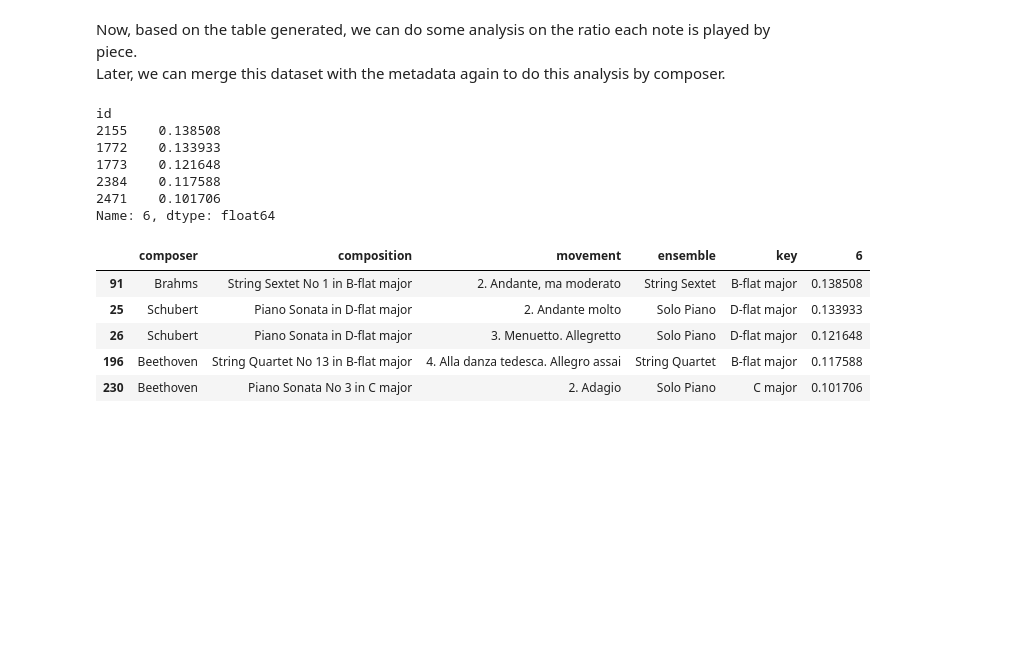
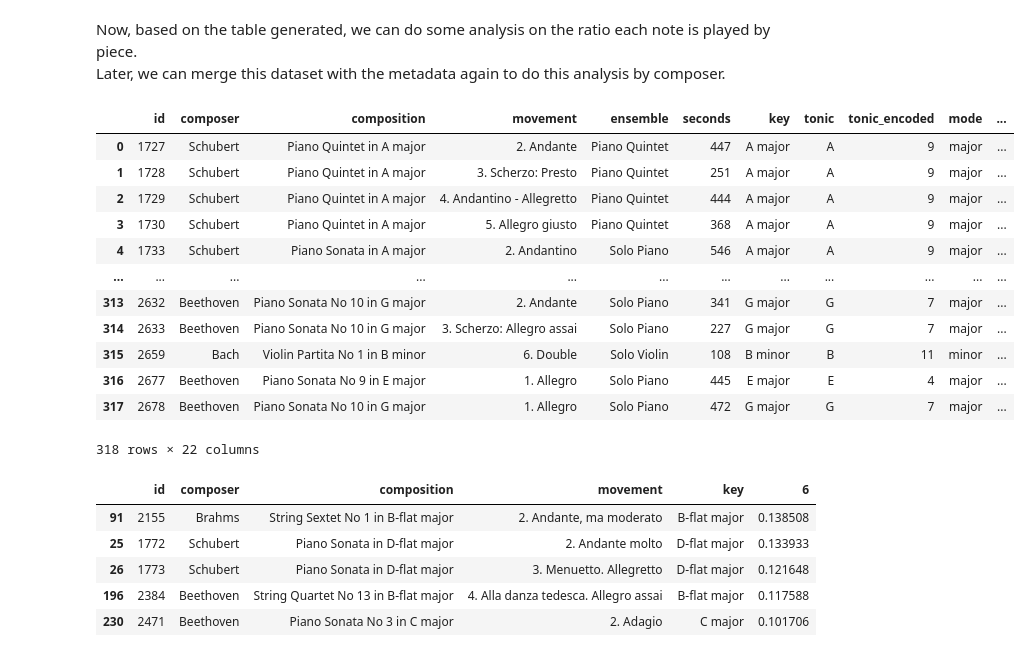
Before and after one commit to xsvxldx/classical_music, a Jupyter notebook: 03-scores_analysis.ipynb, the cells around one changed output. Drawn from its saved outputs; the diff is of its cells as text; code cells hidden in the pictures; blank space fills up the shorter version.

Commit message:
Added function to get ratios of any relative note by composition

```diff
--- a/03-scores_analysis.ipynb
+++ b/03-scores_analysis.ipynb
@@ -193,3 +193,22 @@ df_notes_ratio
 # %% [markdown]
 Now, based on the table generated, we can do some analysis on the ratio each note is played by piece.
 Later, we can merge this dataset with the metadata again to do this analysis by composer.
+# %%
+# Merging the notes ratio with the metadata table
+df_composition_ratios = df_meta.merge(df_notes_ratio, left_on='id', right_index=True)
+# = df_meta.merge(df_notes_ratio, left_on='id', right_index=True)
+df_composition_ratios
+# %% [output]
+|  | id | composer | composition | movement | ensemble | seconds | key | tonic | tonic_encoded | mode | ... |
+| 0 | 1727 | Schubert | Piano Quintet in A major | 2. Andante | Piano Quintet | 447 | A major | A | 9 | major | ... |
+| 1 | 1728 | Schubert | Piano Quintet in A major | 3. Scherzo: Presto | Piano Quintet | 251 | A major | A | 9 | major | ... |
+| 2 | 1729 | Schubert | Piano Quintet in A major | 4. Andantino - Allegretto | Piano Quintet | 444 | A major | A | 9 | major | ... |
+| 3 | 1730 | Schubert | Piano Quintet in A major | 5. Allegro giusto | Piano Quintet | 368 | A major | A | 9 | major | ... |
+| 4 | 1733 | Schubert | Piano Sonata in A major | 2. Andantino | Solo Piano | 546 | A major | A | 9 | major | ... |
+| ... | ... | ... | ... | ... | ... | ... | ... | ... | ... | ... | ... |
+| 313 | 2632 | Beethoven | Piano Sonata No 10 in G major | 2. Andante | Solo Piano | 341 | G major | G | 7 | major | ... |
+| 314 | 2633 | Beethoven | Piano Sonata No 10 in G major | 3. Scherzo: Allegro assai | Solo Piano | 227 | G major | G | 7 | major | ... |
+| 315 | 2659 | Bach | Violin Partita No 1 in B minor | 6. Double | Solo Violin | 108 | B minor | B | 11 | minor | ... |
+| 316 | 2677 | Beethoven | Piano Sonata No 9 in E major | 1. Allegro | Solo Piano | 445 | E major | E | 4 | major | ... |
+| 317 | 2678 | Beethoven | Piano Sonata No 10 in G major | 1. Allegro | Solo Piano | 472 | G major | G | 7 | major | ... |
+318 rows × 22 columns
@@ -196,21 +219,11 @@ Later, we can merge this dataset with the metadata again to do this analysis by
 # %%
 # Top 5 pieces with higher ratio of the infamous tritone
-top_tritone = df_notes_ratio.sort_values(6, ascending=False)[6].head(5)
+top_tritone = top_ratio(6)
 top_tritone
 # %% [output]
-id
-2155    0.138508
-1772    0.133933
-1773    0.121648
-2384    0.117588
-2471    0.101706
-Name: 6, dtype: float64
+|  | id | composer | composition | movement | key | 6 |
+| 91 | 2155 | Brahms | String Sextet No 1 in B-flat major | 2. Andante, ma moderato | B-flat major | 0.138508 |
+| 25 | 1772 | Schubert | Piano Sonata in D-flat major | 2. Andante molto | D-flat major | 0.133933 |
+| 26 | 1773 | Schubert | Piano Sonata in D-flat major | 3. Menuetto. Allegretto | D-flat major | 0.121648 |
+| 196 | 2384 | Beethoven | String Quartet No 13 in B-flat major | 4. Alla danza tedesca. Allegro assai | B-flat major | 0.117588 |
+| 230 | 2471 | Beethoven | Piano Sonata No 3 in C major | 2. Adagio | C major | 0.101706 |
-# %%
-top_tritone.to_frame().merge(df_meta, left_index=True, right_on='id')[['composer', 'composition', 'movement', 'ensemble', 'key', 6]]
-# %% [output]
-|  | composer | composition | movement | ensemble | key | 6 |
-| 91 | Brahms | String Sextet No 1 in B-flat major | 2. Andante, ma moderato | String Sextet | B-flat major | 0.138508 |
-| 25 | Schubert | Piano Sonata in D-flat major | 2. Andante molto | Solo Piano | D-flat major | 0.133933 |
-| 26 | Schubert | Piano Sonata in D-flat major | 3. Menuetto. Allegretto | Solo Piano | D-flat major | 0.121648 |
-| 196 | Beethoven | String Quartet No 13 in B-flat major | 4. Alla danza tedesca. Allegro assai | String Quartet | B-flat major | 0.117588 |
-| 230 | Beethoven | Piano Sonata No 3 in C major | 2. Adagio | Solo Piano | C major | 0.101706 |
```
Also changed, not shown: parts of 2 cells of this notebook.
